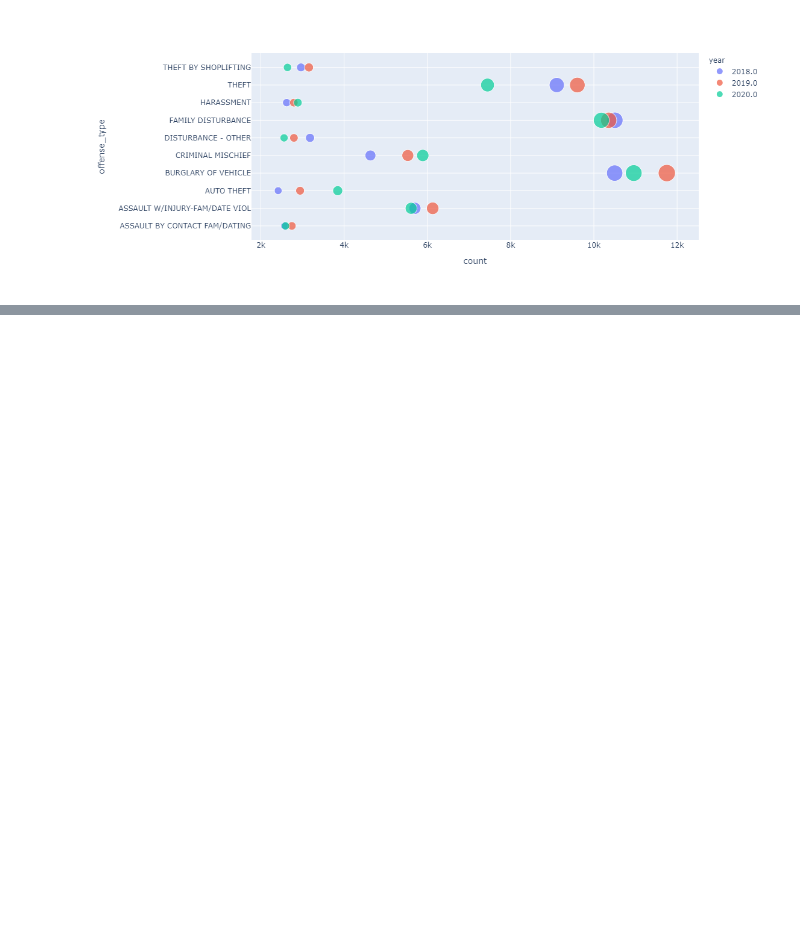
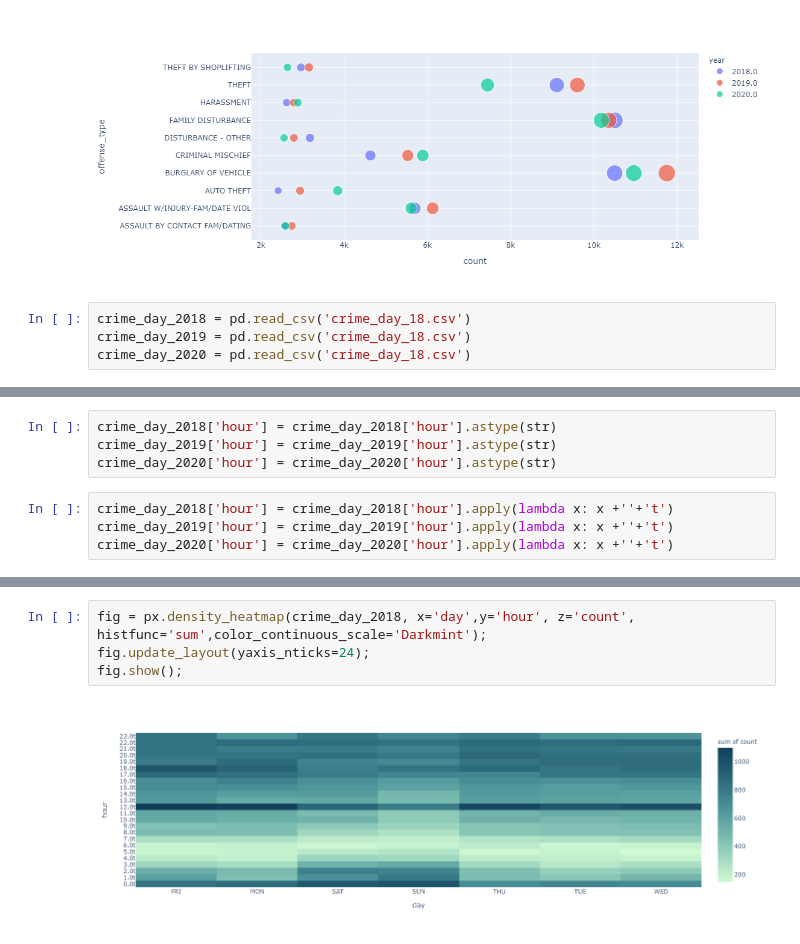
Before and after one commit to DonnieData/austin_crime_EDA, a Jupyter notebook: data_extract_visualizations/visualizations.ipynb, the cells around one changed output, grey strips where cells are left out. Saved outputs shown, nothing was run; the diff lists cells and outputs as text; blank space fills up the shorter version.

```diff
--- a/data_extract_visualizations/visualizations.ipynb
+++ b/data_extract_visualizations/visualizations.ipynb
@@ -95,3 +96,7 @@ fig = px.scatter(top_category_year, x='count', y='offense_type',
 fig.show()
 # %% [output]
 [figure]
+# %%
+crime_day_2018 = pd.read_csv('crime_day_18.csv')
+crime_day_2019 = pd.read_csv('crime_day_18.csv')
+crime_day_2020 = pd.read_csv('crime_day_18.csv')
@@ -97,0 +116,8 @@ fig.show()
+# %%
+crime_day_2018['hour'] = crime_day_2018['hour'].astype(str)
+crime_day_2019['hour'] = crime_day_2019['hour'].astype(str)
+crime_day_2020['hour'] = crime_day_2020['hour'].astype(str)
+# %%
+crime_day_2018['hour'] = crime_day_2018['hour'].apply(lambda x: x +''+'t')
+crime_day_2019['hour'] = crime_day_2019['hour'].apply(lambda x: x +''+'t')
+crime_day_2020['hour'] = crime_day_2020['hour'].apply(lambda x: x +''+'t')
@@ -97,0 +135,6 @@ fig.show()
+# %%
+fig = px.density_heatmap(crime_day_2018, x='day',y='hour', z='count', histfunc='sum',color_continuous_scale='Darkmint');
+fig.update_layout(yaxis_nticks=24);
+fig.show();
+# %% [output]
+[figure, added]
```
Also changed, not shown: parts of 10 cells of this notebook, 7 other files.
